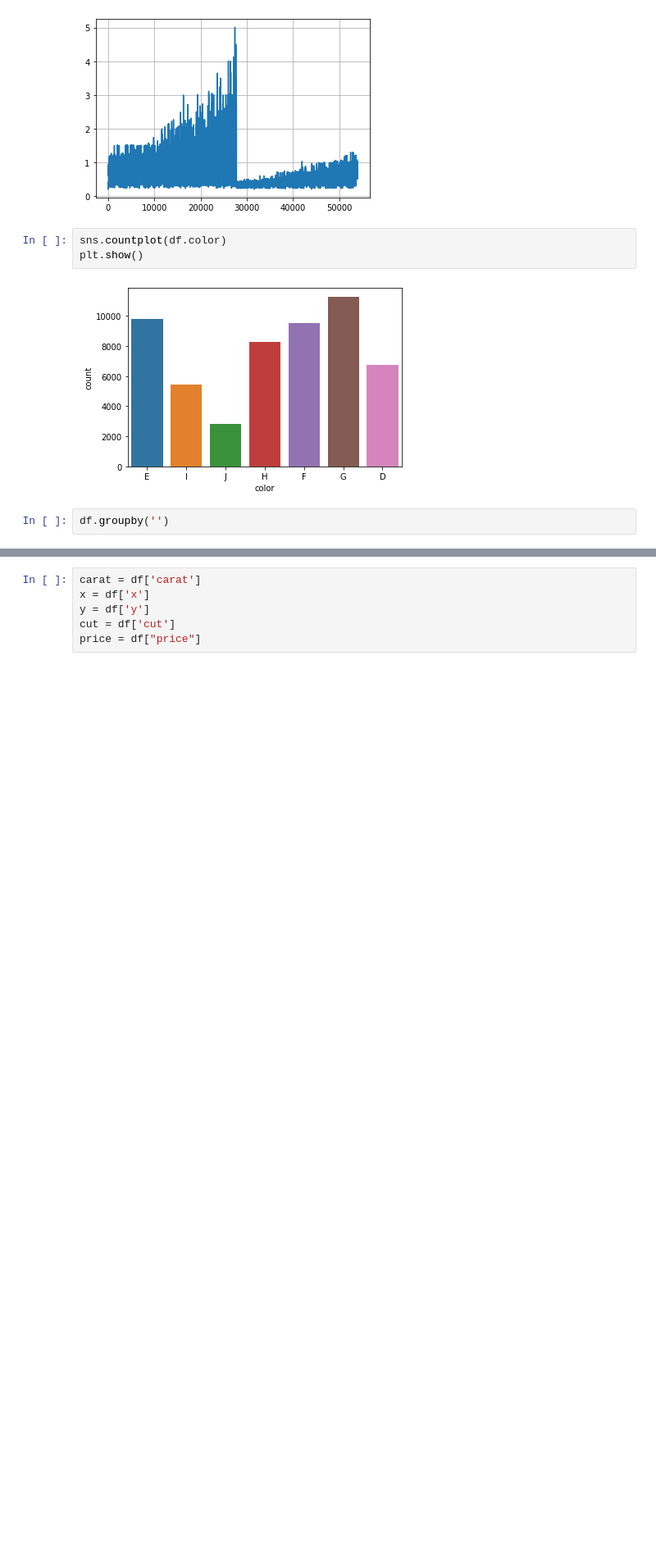
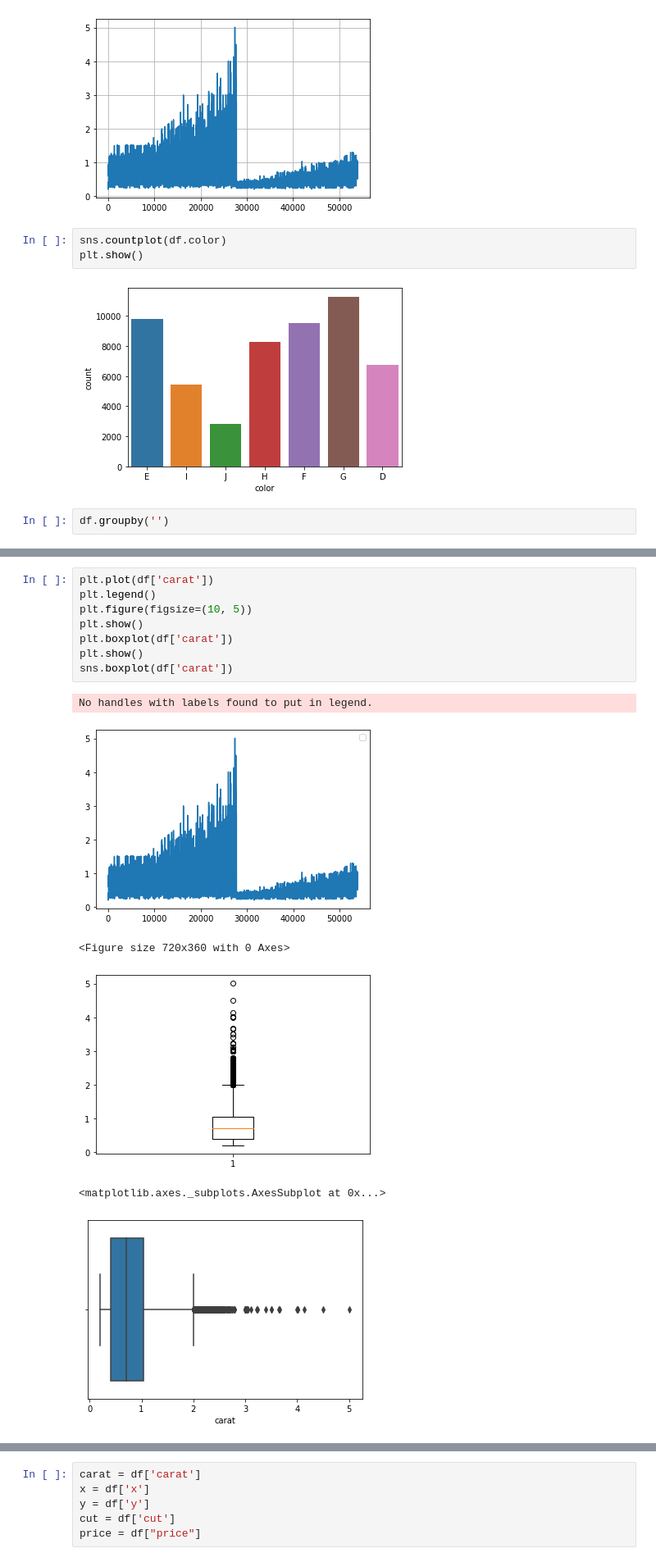
Before and after one commit to iakil/CSCI381_DataAnalytics, a Jupyter notebook: Quiz/Quiz1/A_Bhuiyan_Quiz1.ipynb, the cells around one changed output, grey strips where cells are left out. Shown at 82% size. Saved outputs shown, nothing was run; the diff lists cells and outputs as text; blank space fills up the shorter version.

```diff
--- a/Quiz/Quiz1/A_Bhuiyan_Quiz1.ipynb
+++ b/Quiz/Quiz1/A_Bhuiyan_Quiz1.ipynb
@@ -163,0 +168,15 @@ df.groupby('')
+# %%
+plt.plot(df['carat'])
+plt.legend()
+plt.figure(figsize=(10, 5))
+plt.show()
+plt.boxplot(df['carat'])
+plt.show()
+sns.boxplot(df['carat'])
+# %% [output]
+No handles with labels found to put in legend.
+[figure, added]
+<Figure size 720x360 with 0 Axes>
+[figure, added]
+<matplotlib.axes._subplots.AxesSubplot at 0x...>
+[figure, added]
```
Also changed, not shown: parts of 27 cells of this notebook.
